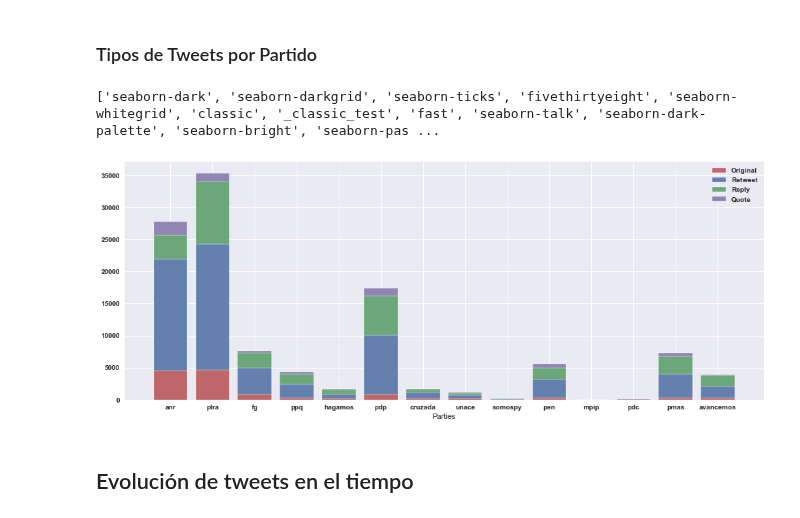
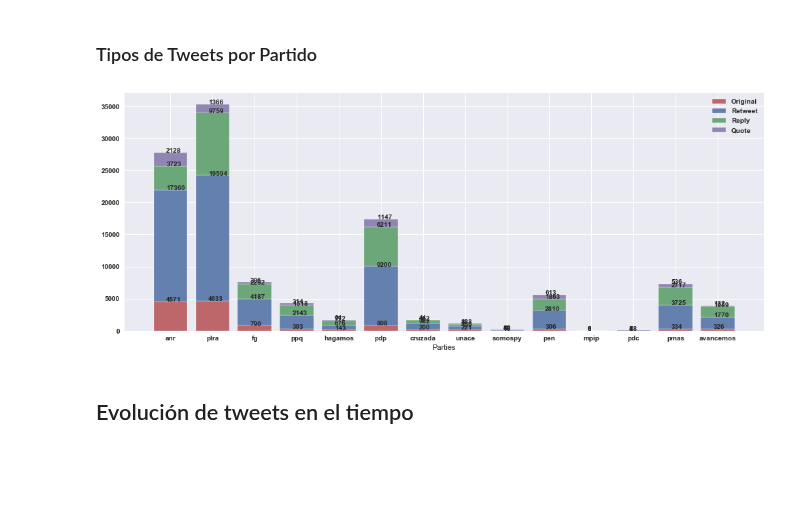
Before and after one commit to ParticipaPY/politic-bots, a Jupyter notebook: reports/notebooks/bots_politicos_generales_2018.ipynb, the cells around one changed output. Cells and saved outputs as stored; diff of their text form; code cells hidden in the pictures; blank space fills up the shorter version.

Commit message:
Auto stash before merge of "master" and "origin/master"

```diff
--- a/reports/notebooks/bots_politicos_generales_2018.ipynb
+++ b/reports/notebooks/bots_politicos_generales_2018.ipynb
@@ -366,33 +366,41 @@ r = [0, 5, 10, 15, 20, 25, 30, 35, 40, 45, 50, 55, 60, 65]
 # # Names of group and bar width
 names = parties
 barWidth = 4
-# %%
-print(plt.style.available)
-# %% [output]
-['seaborn-dark', 'seaborn-darkgrid', 'seaborn-ticks', 'fivethirtyeight', 'seaborn-whitegrid', 'classic', '_classic_test', 'fast', 'seaborn-talk', 'seaborn-dark-palette', 'seaborn-bright', 'seaborn-pas ...
 # %%
 plt.style.use('seaborn')
 plt.figure(figsize=(15,6))
 
 # # Create brown bars
 or_bar = plt.bar(r, originals, color='#bd676b', edgecolor='white', width=barWidth, tick_label=originals)
 # # Create green bars (middle), on top of the firs ones
 rt_bar = plt.bar(r, retweets, bottom=originals, color='#6480ae', edgecolor='white', width=barWidth, tick_label=retweets)
 # # Create green bars (top)
 rp_bar = plt.bar(r, replies, bottom=bottom_for_replies, color='#6ba779', edgecolor='white', width=barWidth, tick_label=replies)
 # # Create green bars (top)
 qt_bar = plt.bar(r, quotes, bottom=bottom_for_quotes, color='#9085b3', edgecolor='white', width=barWidth, tick_label=quotes)
 
 # # Custom X axis
 plt.xticks(r, names, fontweight='bold')
 plt.xlabel("Parties")
 
 plt.legend((or_bar[0], rt_bar[0], rp_bar[0], qt_bar[0]), ('Original', 'Retweet', 'Reply', 'Quote'))
 
+x_bars = r + r + r + r
+
+# Text on the top of each barplot
+for i in range(len(originals)):
+    plt.text(x = x_bars[i]-0.5 , y = originals[i]+5, s = originals[i], size = 10)
+for i in range(len(retweets)):
+    plt.text(x = x_bars[i]-0.5 , y = originals[i]+retweets[i]+5, s = retweets[i], size = 10)
+for i in range(len(replies)):
+    plt.text(x = x_bars[i]-0.5 , y = bottom_for_replies[i]+replies[i]+5, s = replies[i], size = 10)
+for i in range(len(quotes)):
+    plt.text(x = x_bars[i]-0.5 , y = bottom_for_quotes[i]+quotes[i]+5, s = quotes[i], size = 10)
+
 # # Show graphic
 plt.show()
 # %% [output]
-[figure, old version]
+[figure, new version]
 # %%
 # sns.set(style="whitegrid")
 
```
Also changed, not shown: 4 other files.
